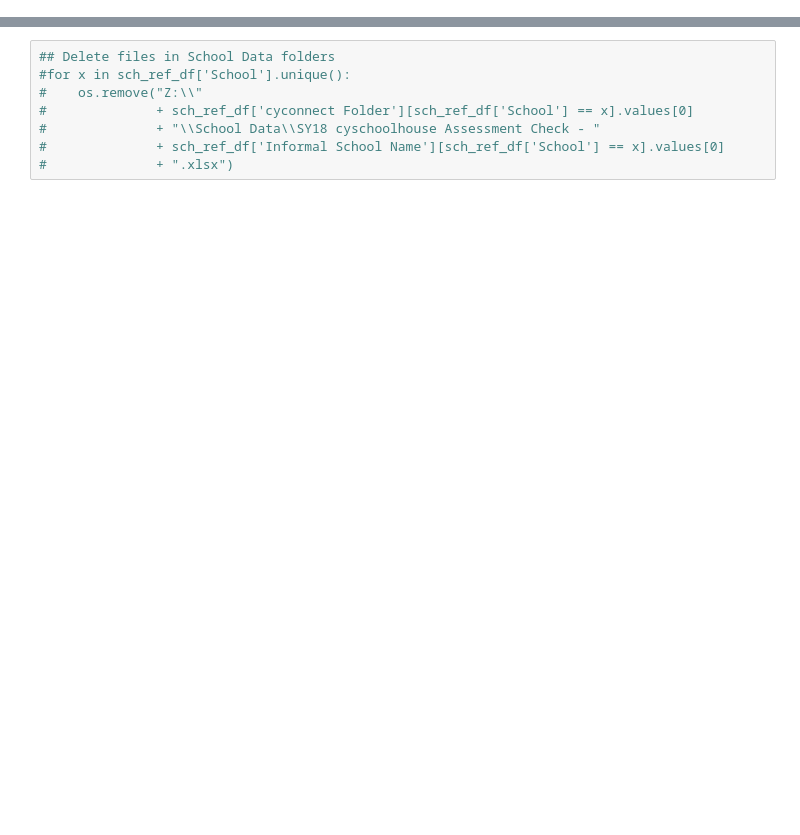
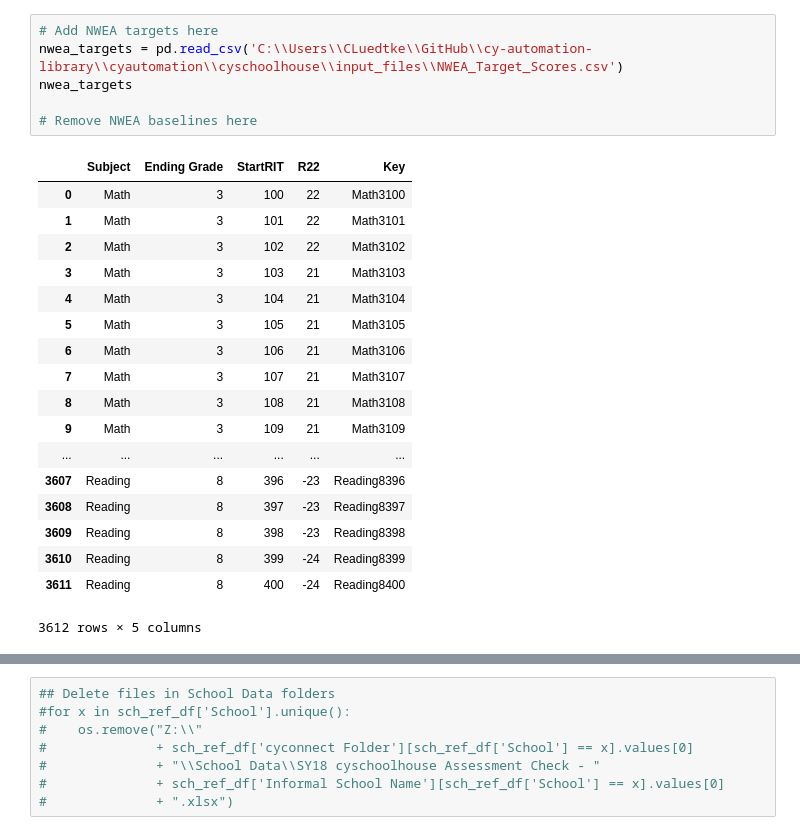
Before and after one commit to mrklees/cy-automation-library, a Jupyter notebook: cyautomation/cyschoolhouse/CHI - Assessment-Batch-Upload.ipynb, the cells around one changed output, grey strips where cells are left out. Drawn from its saved outputs; the diff is of its cells as text; blank space fills up the shorter version.

```diff
--- a/cyautomation/cyschoolhouse/CHI - Assessment-Batch-Upload.ipynb
+++ b/cyautomation/cyschoolhouse/CHI - Assessment-Batch-Upload.ipynb
@@ -363,0 +347,25 @@ wb.close()
+# %%
+# Add NWEA targets here
+nwea_targets = pd.read_csv('C:\\Users\\CLuedtke\\GitHub\\cy-automation-library\\cyautomation\\cyschoolhouse\\input_files\\NWEA_Target_Scores.csv')
+nwea_targets
+
+# Remove NWEA baselines here
+# %% [output]
+|  | Subject | Ending Grade | StartRIT | R22 | Key |
+| 0 | Math | 3 | 100 | 22 | Math3100 |
+| 1 | Math | 3 | 101 | 22 | Math3101 |
+| 2 | Math | 3 | 102 | 22 | Math3102 |
+| 3 | Math | 3 | 103 | 21 | Math3103 |
+| 4 | Math | 3 | 104 | 21 | Math3104 |
+| 5 | Math | 3 | 105 | 21 | Math3105 |
+| 6 | Math | 3 | 106 | 21 | Math3106 |
+| 7 | Math | 3 | 107 | 21 | Math3107 |
+| 8 | Math | 3 | 108 | 21 | Math3108 |
+| 9 | Math | 3 | 109 | 21 | Math3109 |
+| ... | ... | ... | ... | ... | ... |
+| 3607 | Reading | 8 | 396 | -23 | Reading8396 |
+| 3608 | Reading | 8 | 397 | -23 | Reading8397 |
+| 3609 | Reading | 8 | 398 | -23 | Reading8398 |
+| 3610 | Reading | 8 | 399 | -24 | Reading8399 |
+| 3611 | Reading | 8 | 400 | -24 | Reading8400 |
+3612 rows × 5 columns
```
Also changed, not shown: parts of 9 cells of this notebook.
